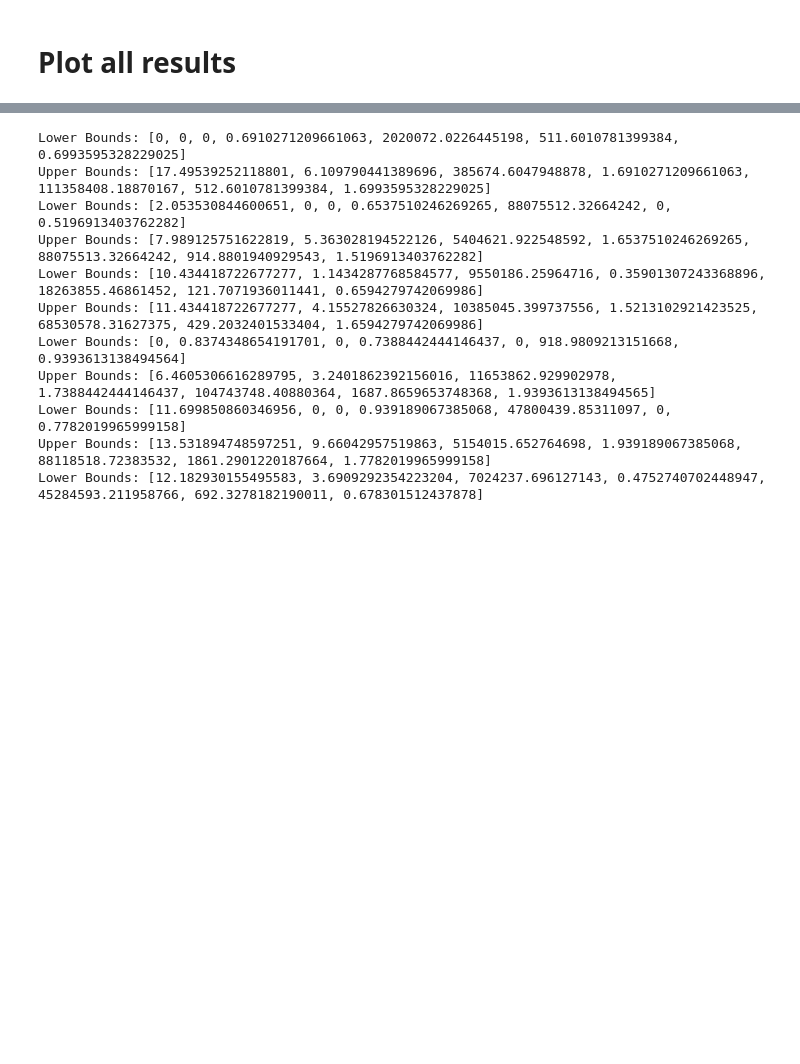
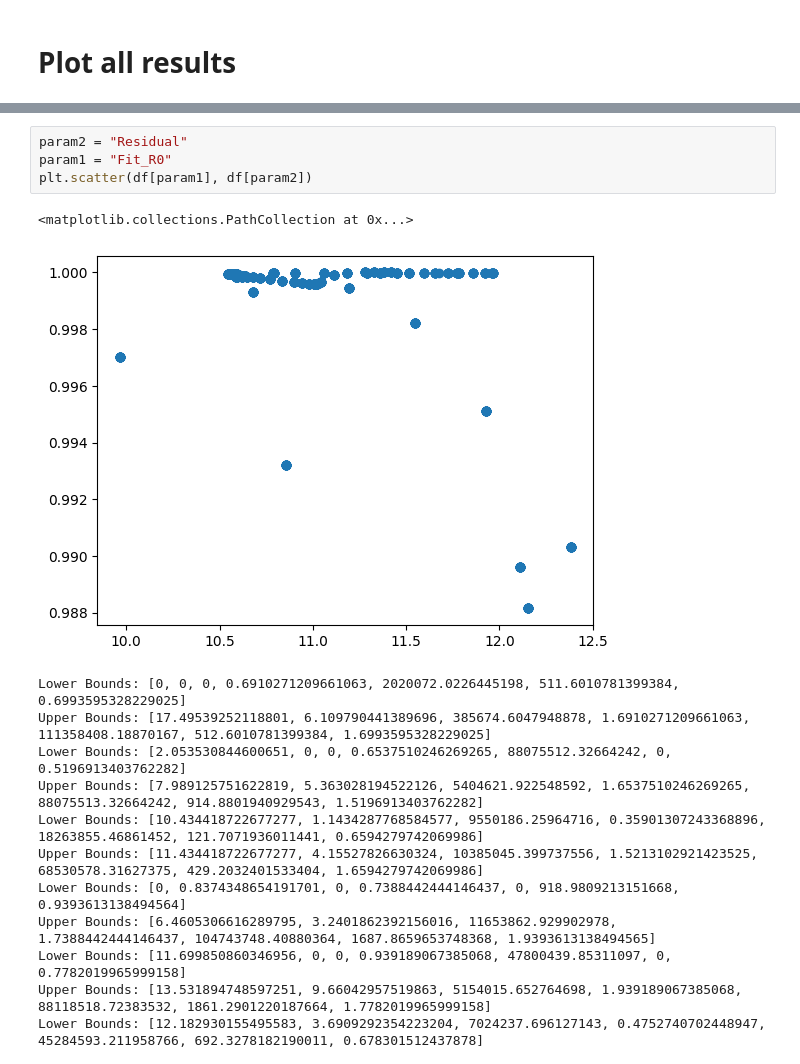
Before and after one commit to raulgarciadiez/EIS_HIROF, a Jupyter notebook: create_database.ipynb, the cells around one changed output, grey strips where cells are left out. Cells and saved outputs as stored; diff of their text form; blank space fills up the shorter version.

```diff
--- a/create_database.ipynb
+++ b/create_database.ipynb
@@ -120,3 +214,10 @@ sns.violinplot(x='Ewe', y=param, data=df, inner="quartile")
+# %%
+param2 = "Residual"
+param1 = "Fit_R0"
+plt.scatter(df[param1], df[param2])
+# %% [output]
+<matplotlib.collections.PathCollection at 0x...>
+[figure, added]
 # %%
 # %% [output]
 Lower Bounds: [0, 0, 0, 0.6910271209661063, 2020072.0226445198, 511.6010781399384, 0.6993595328229025]
```
Also changed, not shown: parts of 8 cells of this notebook, 1 other file.
